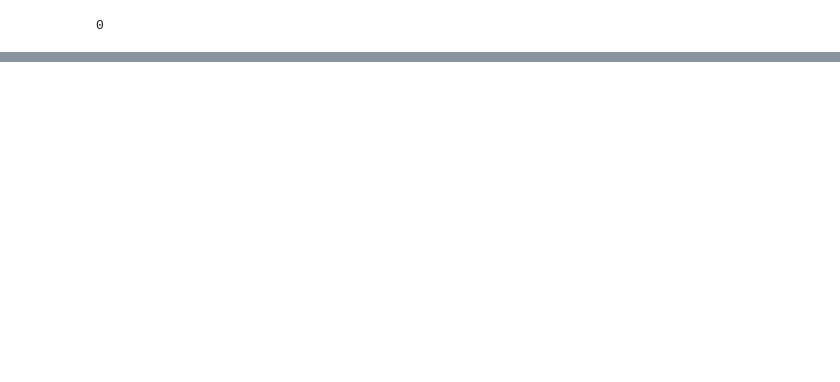
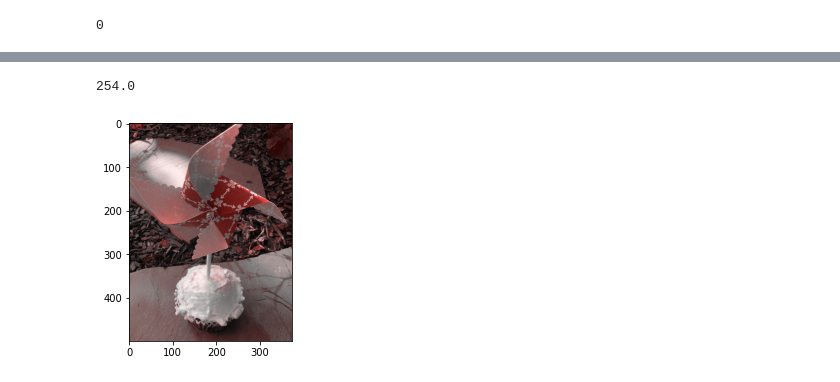
Before and after one commit to kartheekmedathati/FeatureLearningRotNet, a Jupyter notebook: try_pytorch.ipynb, the cells around one changed output, grey strips where cells are left out. Drawn from its saved outputs; the diff is of its cells as text; code cells hidden in the pictures; blank space fills up the shorter version.

```diff
--- a/try_pytorch.ipynb
+++ b/try_pytorch.ipynb
@@ -133,0 +194,18 @@ tensor([[[0.7163, 1.0000, 0.4535],
+# %%
+import numpy as np
+import matplotlib.pylab as plt
+image_path = '/home/medathati/Work/SpectralSelfSupervision/Data/ILSVRC/Data/CLS-LOC/train/n03944341/n03944341_7355.JPEG'
+img = Image.open(image_path).convert('HSV')
+na = np.array(img).astype(np.float)
+print(np.max(na))
+nb = np.array(na)
+
+na[:,:,0] = 1
+im = Image.fromarray(na.astype('uint8'), mode='HSV')
+
+plt.figure()
+plt.imshow(im)
+plt.show()
+# %% [output]
+254.0
+[figure, added]
```
Also changed, not shown: parts of 9 cells of this notebook, 29 other files.
